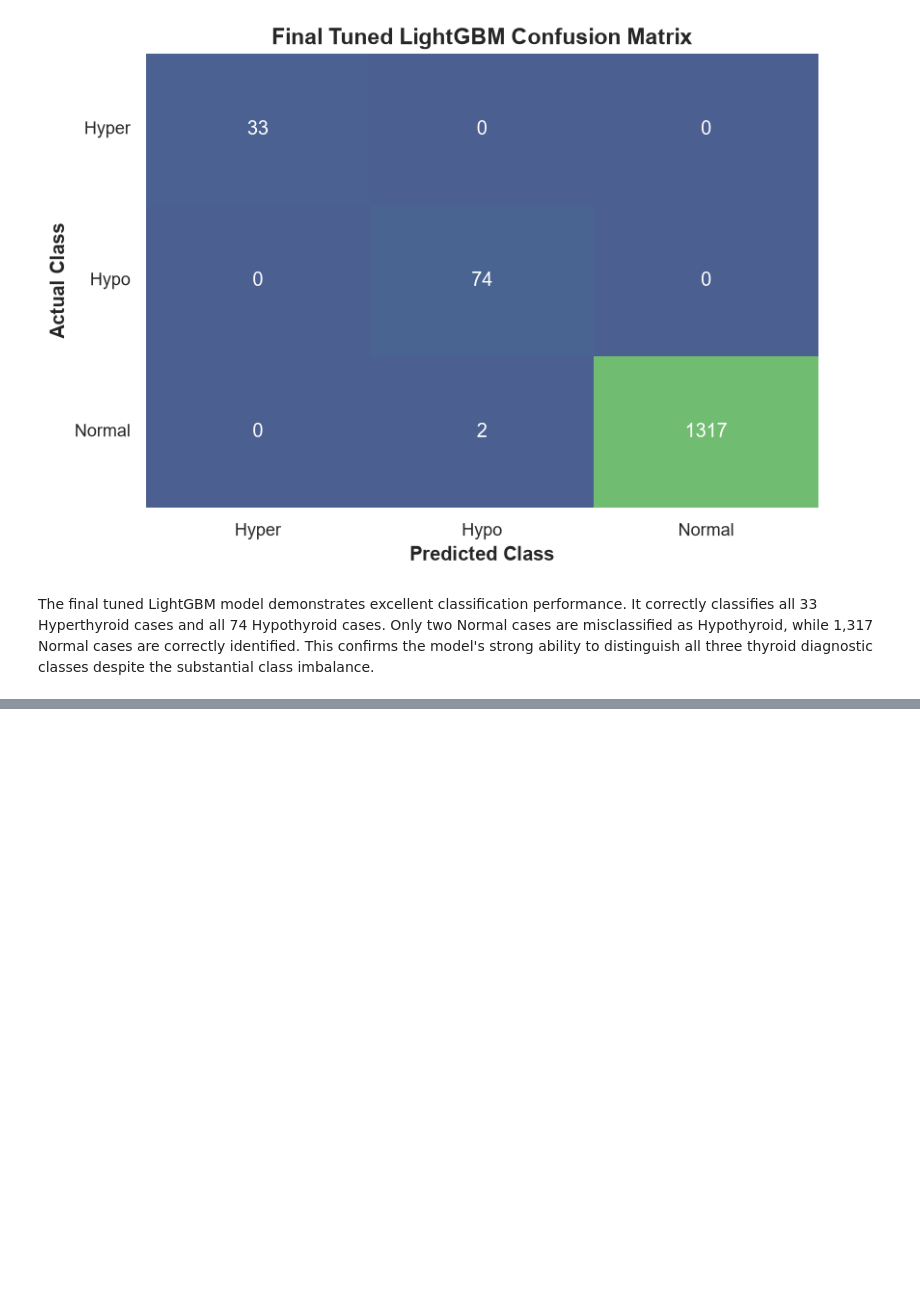
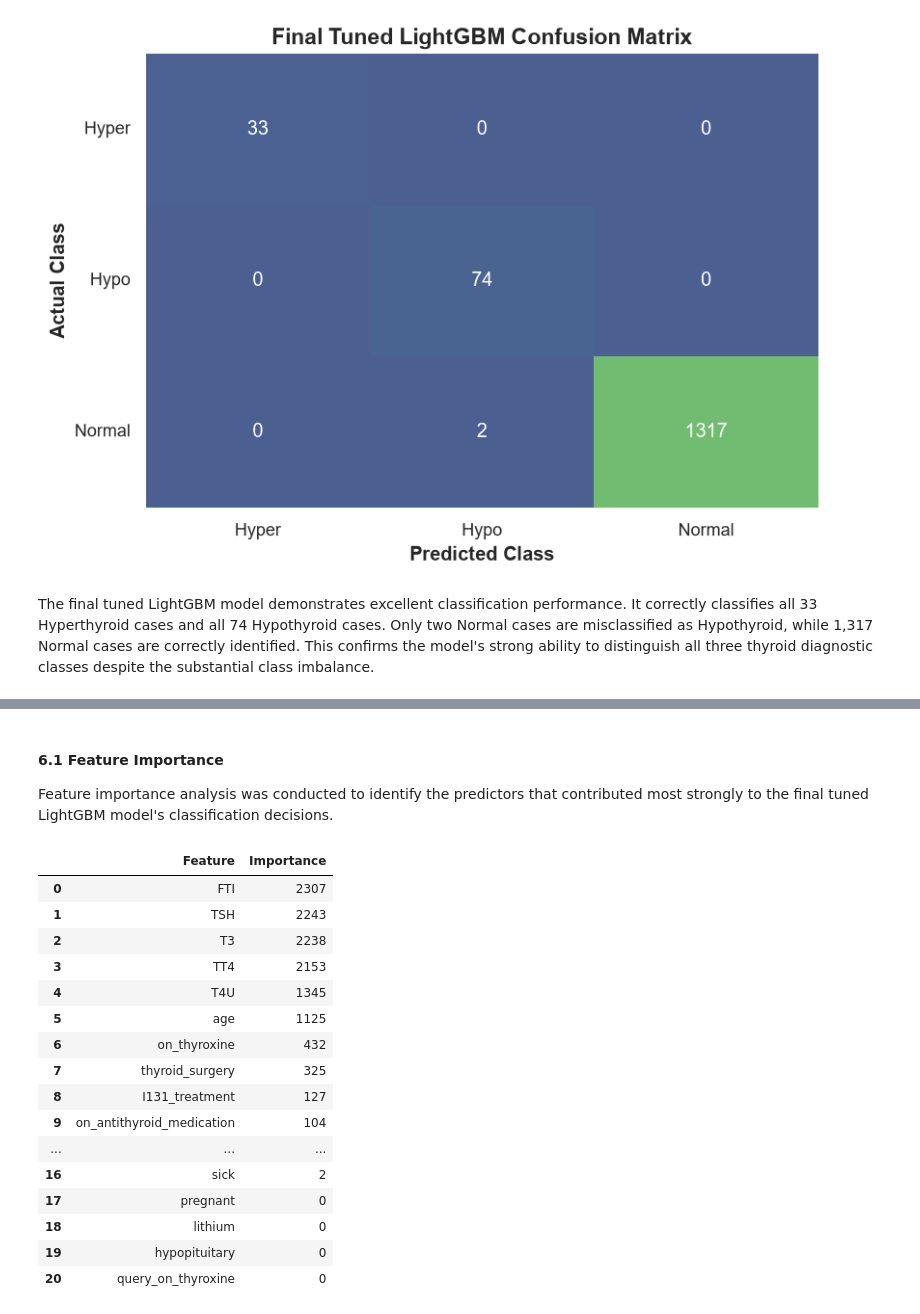
Before and after one commit to byegond-beep/Multi-class-Thyroid-Disease-Classification, a Jupyter notebook: notebook.ipynb, the cells around one changed output, grey strips where cells are left out. Saved outputs shown, nothing was run; the diff lists cells and outputs as text; code cells hidden in the pictures; blank space fills up the shorter version.

```diff
--- a/notebook.ipynb
+++ b/notebook.ipynb
@@ -2527,0 +2532,36 @@ The final tuned LightGBM model demonstrates excellent classification performance
+# %% [markdown]
+#### 6.1 Feature Importance
+
+Feature importance analysis was conducted to identify the predictors that contributed most strongly to the final tuned LightGBM model's classification decisions.
+# %%
+# Extract feature importance
+feature_importance = pd.DataFrame({
+    "Feature": X_train.columns,
+    "Importance": final_model.feature_importances_
+})
+
+# Sort by importance
+feature_importance = feature_importance.sort_values(
+    "Importance",
+    ascending=False
+).reset_index(drop=True)
+
+feature_importance
+# %% [output]
+|  | Feature | Importance |
+| 0 | FTI | 2307 |
+| 1 | TSH | 2243 |
+| 2 | T3 | 2238 |
+| 3 | TT4 | 2153 |
+| 4 | T4U | 1345 |
+| 5 | age | 1125 |
+| 6 | on_thyroxine | 432 |
+| 7 | thyroid_surgery | 325 |
+| 8 | I131_treatment | 127 |
+| 9 | on_antithyroid_medication | 104 |
+| ... | ... | ... |
+| 16 | sick | 2 |
+| 17 | pregnant | 0 |
+| 18 | lithium | 0 |
+| 19 | hypopituitary | 0 |
+| 20 | query_on_thyroxine | 0 |
```
Also changed, not shown: parts of 9 cells of this notebook.
